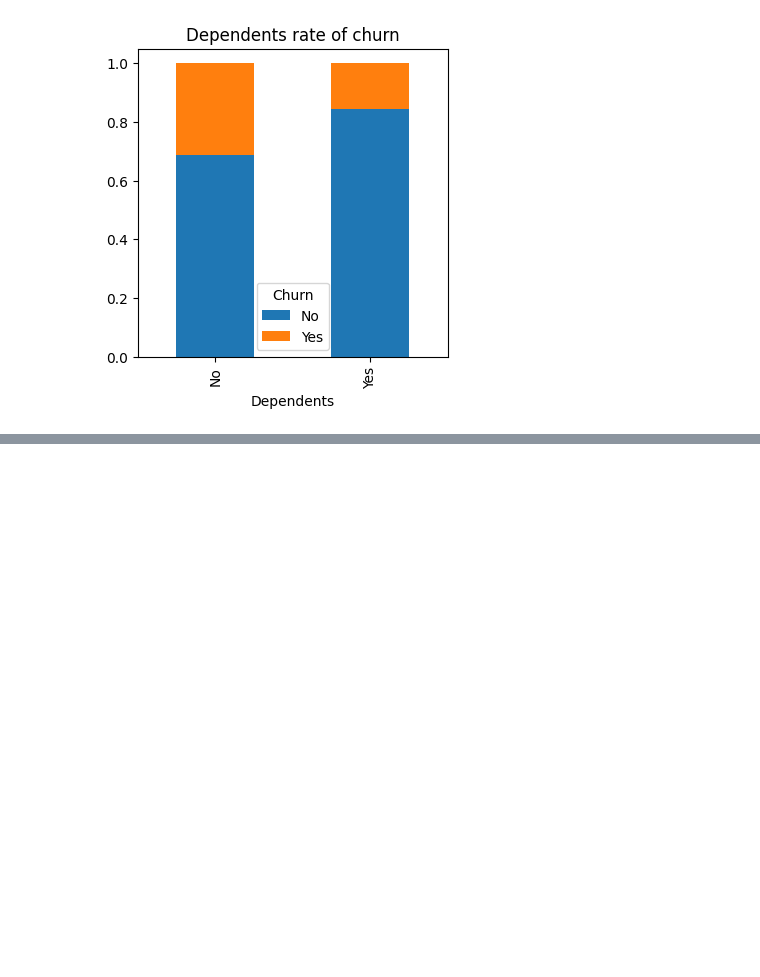
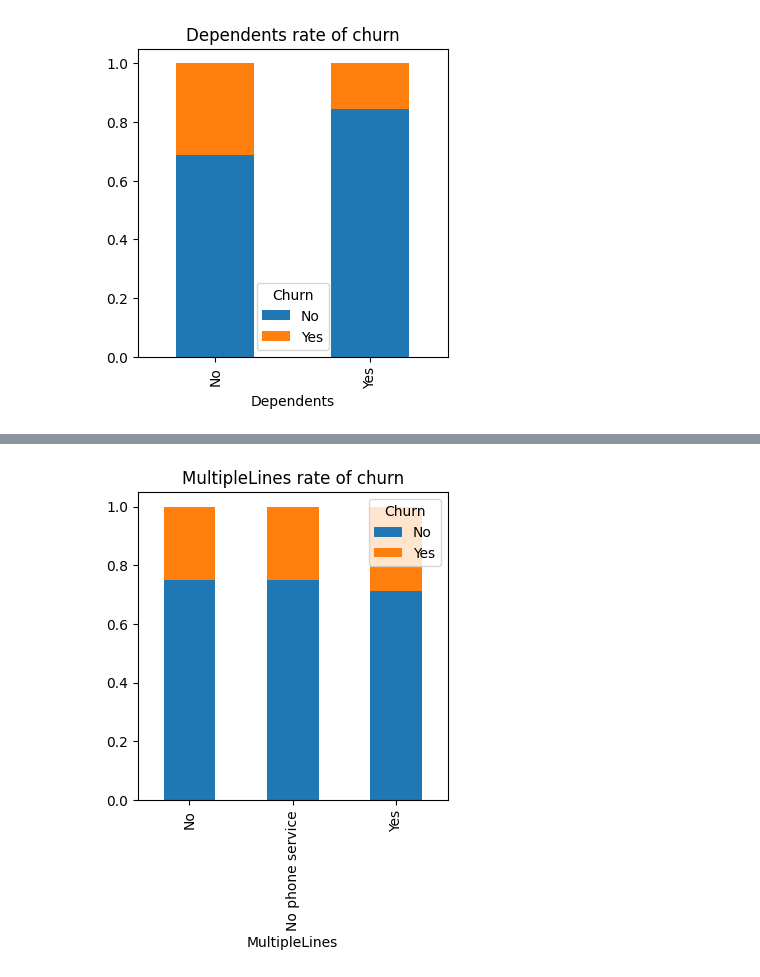
Before and after one commit to JustinGibbon/Churn_Prediction, a Jupyter notebook: Project2.ipynb, the cells around one changed output, grey strips where cells are left out. Drawn from its saved outputs; the diff is of its cells as text; code cells hidden in the pictures; blank space fills up the shorter version.

```diff
--- a/Project2.ipynb
+++ b/Project2.ipynb
@@ -113,0 +122,6 @@ From our analysis into the diffenrent demographics we can see
+# %%
+MultipleLines=pd.crosstab(telco_df['MultipleLines'],telco_df['Churn'])
+MultipleLines.div(MultipleLines.sum(1).astype(float), axis=0).plot(kind='bar',stacked=True,figsize=(4,4),title='MultipleLines rate of churn')
+plt.show()
+# %% [output]
+[figure, added]
```
Also changed, not shown: parts of 20 cells of this notebook.
